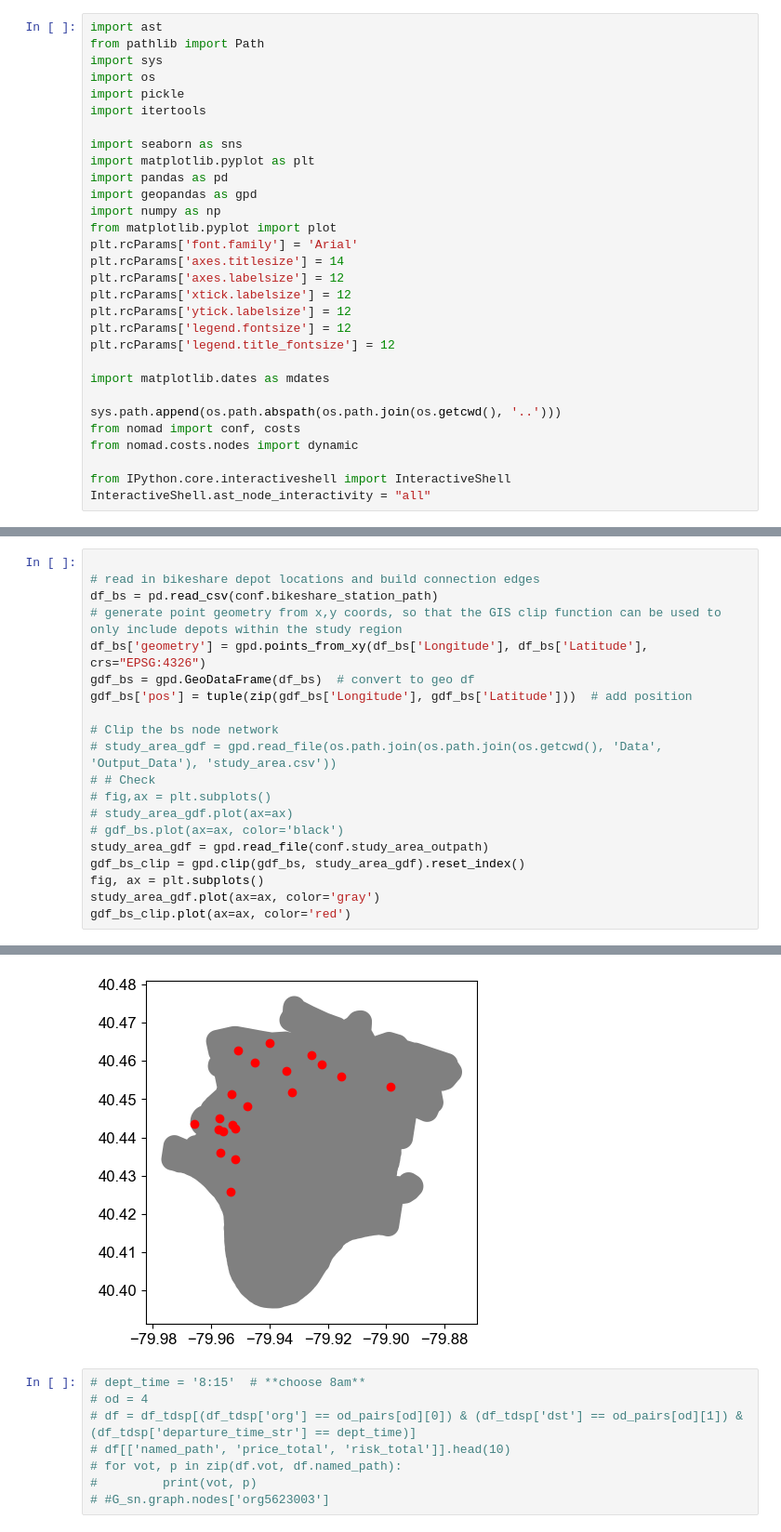
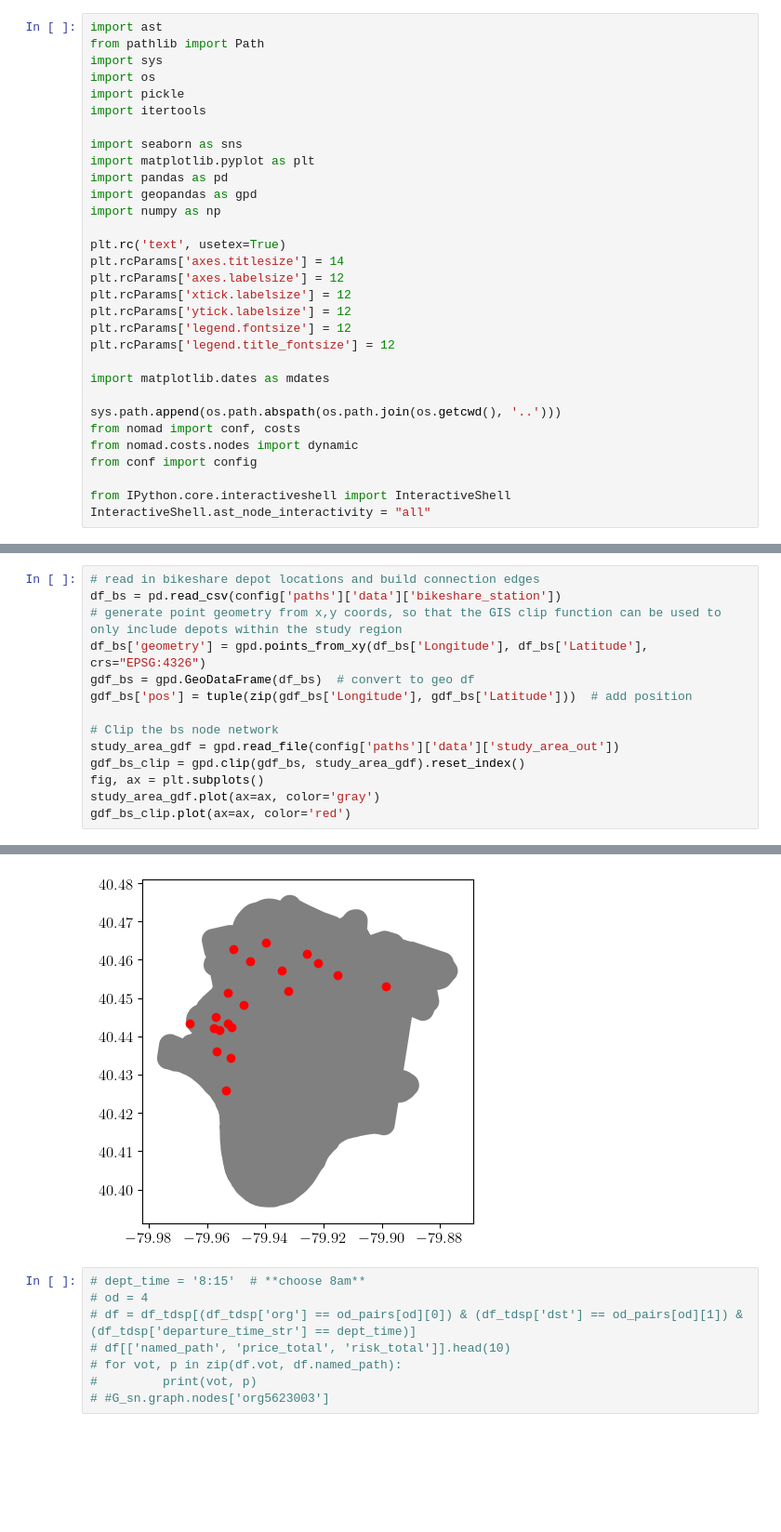
Before and after one commit to lgraff/nomad, a Jupyter notebook: project1-use_cases/plots.ipynb, the cells around one changed output, grey strips where cells are left out. Shown at 93% size. Drawn from its saved outputs; the diff is of its cells as text; blank space fills up the shorter version.

```diff
--- a/project1-use_cases/plots.ipynb
+++ b/project1-use_cases/plots.ipynb
@@ -11,8 +11,8 @@ import matplotlib.pyplot as plt
 import pandas as pd
 import geopandas as gpd
 import numpy as np
-from matplotlib.pyplot import plot
-plt.rcParams['font.family'] = 'Arial'
+
+plt.rc('text', usetex=True)
 plt.rcParams['axes.titlesize'] = 14
 plt.rcParams['axes.labelsize'] = 12
 plt.rcParams['xtick.labelsize'] = 12
@@ -25,6 +25,7 @@ import matplotlib.dates as mdates
 sys.path.append(os.path.abspath(os.path.join(os.getcwd(), '..')))
 from nomad import conf, costs
 from nomad.costs.nodes import dynamic
+from conf import config
 
 from IPython.core.interactiveshell import InteractiveShell
 InteractiveShell.ast_node_interactivity = "all"
@@ -267,27 +279,21 @@ plt.show();
 # %%
-
 # read in bikeshare depot locations and build connection edges
-df_bs = pd.read_csv(conf.bikeshare_station_path)
+df_bs = pd.read_csv(config['paths']['data']['bikeshare_station'])
 # generate point geometry from x,y coords, so that the GIS clip function can be used to only include depots within the study region
 df_bs['geometry'] = gpd.points_from_xy(df_bs['Longitude'], df_bs['Latitude'], crs="EPSG:4326")
 gdf_bs = gpd.GeoDataFrame(df_bs)  # convert to geo df
 gdf_bs['pos'] = tuple(zip(gdf_bs['Longitude'], gdf_bs['Latitude']))  # add position
 
 # Clip the bs node network
-# study_area_gdf = gpd.read_file(os.path.join(os.path.join(os.getcwd(), 'Data', 'Output_Data'), 'study_area.csv'))
-# # Check
-# fig,ax = plt.subplots()
-# study_area_gdf.plot(ax=ax)
-# gdf_bs.plot(ax=ax, color='black')
-study_area_gdf = gpd.read_file(conf.study_area_outpath)
+study_area_gdf = gpd.read_file(config['paths']['data']['study_area_out'])
 gdf_bs_clip = gpd.clip(gdf_bs, study_area_gdf).reset_index()
 fig, ax = plt.subplots()
 study_area_gdf.plot(ax=ax, color='gray')
 gdf_bs_clip.plot(ax=ax, color='red')
 # %% [output]
 <AxesSubplot: >
 <AxesSubplot: >
-[figure, old version]
+[figure, new version]
 # %%
 # dept_time = '8:15'  # **choose 8am**
 # od = 4
```
Also changed, not shown: parts of 17 cells of this notebook, 13 other files.
